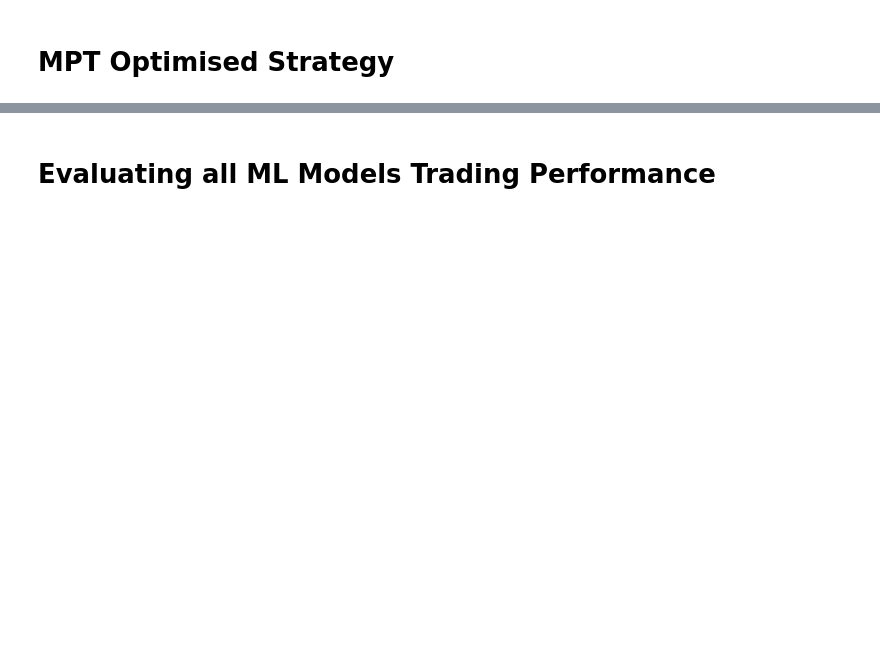
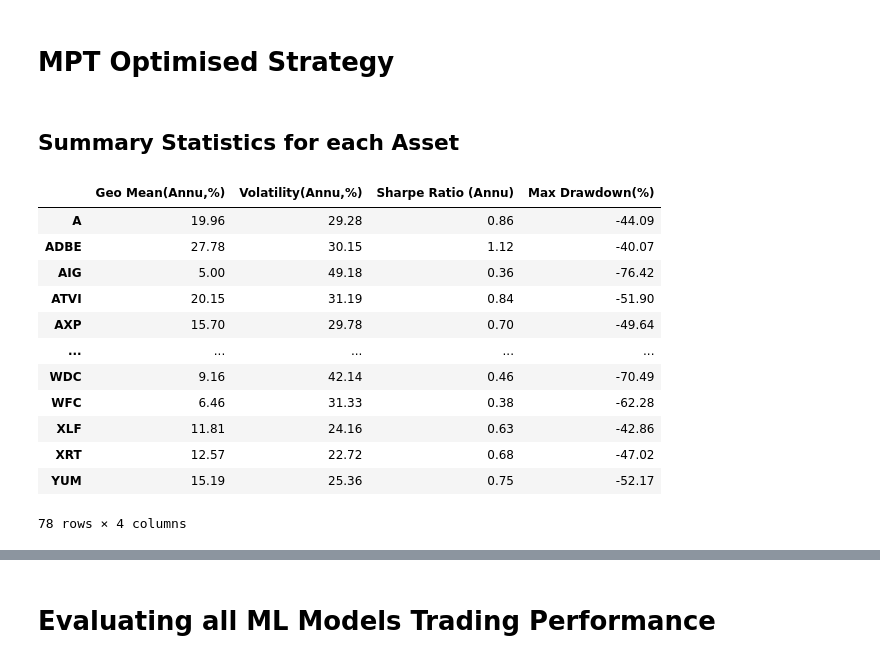
Before and after one commit to weijiesim/qf209-nlp-project, a Jupyter notebook: qf209_nlp_project.ipynb, the cells around one changed output, grey strips where cells are left out. Drawn from its saved outputs; the diff is of its cells as text; code cells hidden in the pictures; blank space fills up the shorter version.

```diff
--- a/qf209_nlp_project.ipynb
+++ b/qf209_nlp_project.ipynb
@@ -848,2 +1124,4 @@ sig_df_lo[['DATE', 'ID', 'WGT']]
 # %% [markdown]
 # MPT Optimised Strategy
+# %% [markdown]
+## Summary Statistics for each Asset
@@ -849,0 +1131,54 @@ sig_df_lo[['DATE', 'ID', 'WGT']]
+# %%
+# Functions for annualizing returns and standard deviation; x is a scalar input
+def ann_ret(x):
+    return (x+1)**Freq-1
+def ann_std(x):
+    return x*np.sqrt(Freq)
+
+# Function used to find the Annualized geometric mean of x [note: x is series of weekly data]
+def ann_geo_mean(x):
+    n = len(x)
+    return np.exp(np.sum(np.log(1+x)) * Freq / n) - 1
+
+# Function used to find the Annualized Sharpe Ratio of x; x is a series of simple returns
+def ann_sr(x):
+    n = len(x)
+    ret_expected = np.sum(x)/n # more widely used as arithmetic mean in sharpe ratio calculation
+    ret_avg = np.sum(x)/n
+    std_dev = np.sqrt( np.sum( (x - ret_avg)**2 ) / n ) # Assuming no risk free returns to be consistent with calculations of other strats
+    annu_ret_expected = (ret_expected+1)**Freq-1
+    annu_std_dev = std_dev * np.sqrt(Freq)
+    return annu_ret_expected/annu_std_dev
+
+# Function used to find the Maximum drawdown
+def mdd(x):
+    wealth = (x+1).cumprod() #x is a return vector
+    cummax = wealth.cummax() #determine cumulative maximum value
+    drawdown = wealth/cummax - 1 #calculate drawdown vector
+    return drawdown.min()
+# %%
+# Output summary statistics information:
+# Calculate and show the Mean, Geometric Mean, and Standard Deviation, Sharpe Ratio, Maximum Drawdown (with 2 decimals)
+n_dec = 2
+SumStat = pd.DataFrame(index = data_train.columns)
+SumStat['Geo Mean(Annu,%)'] = np.round( data_train.apply(ann_geo_mean)*100, n_dec)
+SumStat['Volatility(Annu,%)'] = np.round( ann_std(data_train.std())*100 , n_dec)
+SumStat['Sharpe Ratio (Annu)'] = np.round( data_train.apply(ann_sr) , n_dec)
+SumStat['Max Drawdown(%)'] = np.round(data_train.apply(mdd)*100, n_dec)
+display(SumStat)
+sumstat_fig = px.bar(SumStat.drop(columns='Sharpe Ratio (Annu)'))
+sumstat_fig.show()
+# %% [output]
+|  | Geo Mean(Annu,%) | Volatility(Annu,%) | Sharpe Ratio (Annu) | Max Drawdown(%) |
+| A | 19.96 | 29.28 | 0.86 | -44.09 |
+| ADBE | 27.78 | 30.15 | 1.12 | -40.07 |
+| AIG | 5.00 | 49.18 | 0.36 | -76.42 |
+| ATVI | 20.15 | 31.19 | 0.84 | -51.90 |
+| AXP | 15.70 | 29.78 | 0.70 | -49.64 |
+| ... | ... | ... | ... | ... |
+| WDC | 9.16 | 42.14 | 0.46 | -70.49 |
+| WFC | 6.46 | 31.33 | 0.38 | -62.28 |
+| XLF | 11.81 | 24.16 | 0.63 | -42.86 |
+| XRT | 12.57 | 22.72 | 0.68 | -47.02 |
+| YUM | 15.19 | 25.36 | 0.75 | -52.17 |
+78 rows × 4 columns
```
Also changed, not shown: parts of 65 cells of this notebook, 5 other files.
